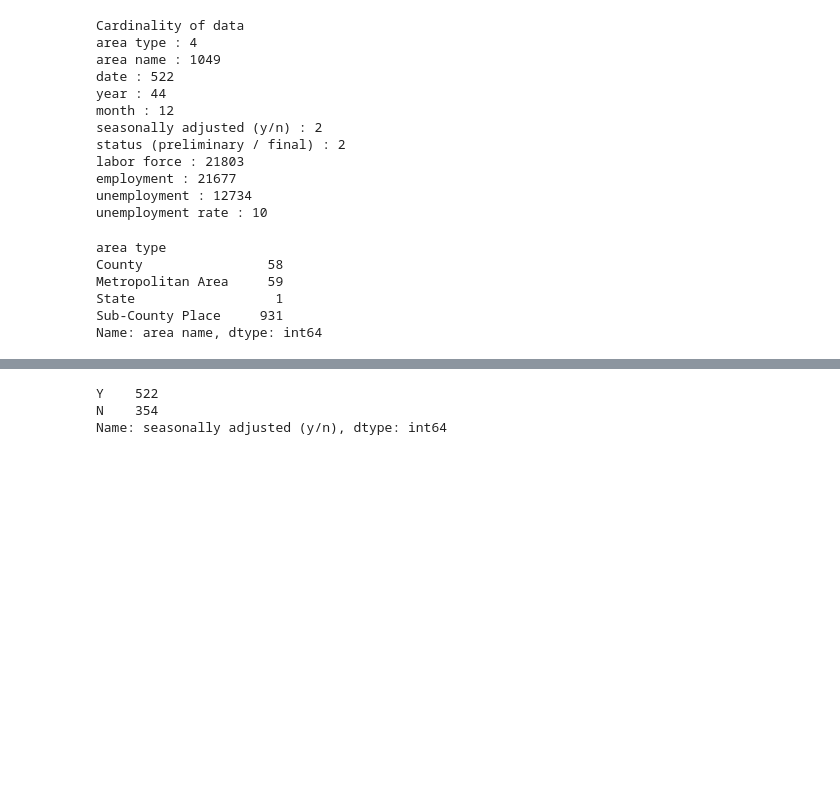
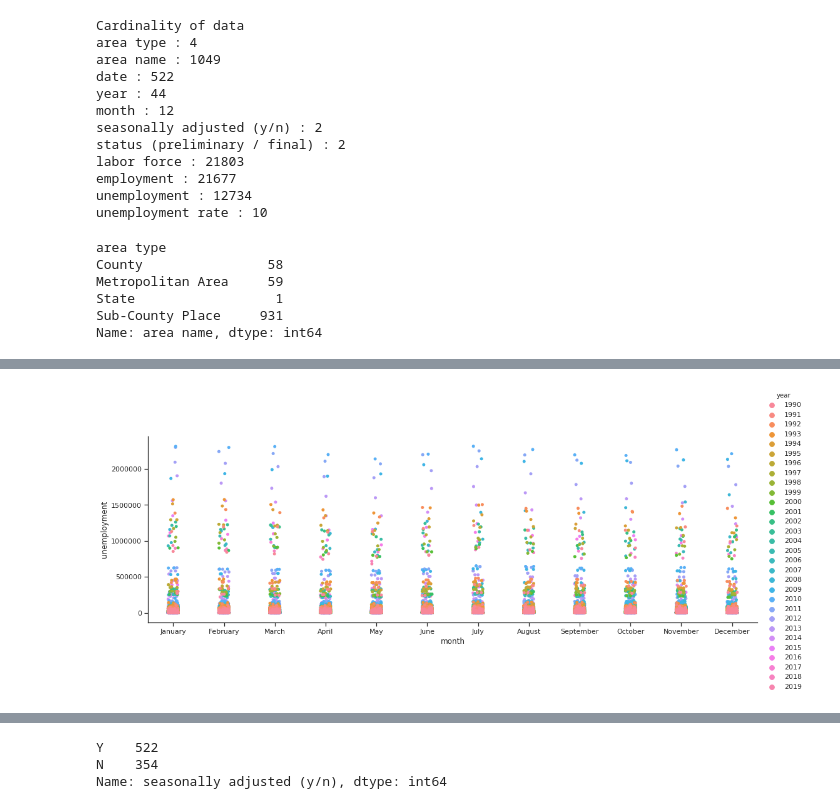
Before and after one commit to rblcoder/Analyzing-open-data-edd-ca, a Jupyter notebook: Local Area Unemployment Statistics Analysis Part 1.ipynb, the cells around one changed output, grey strips where cells are left out. Cells and saved outputs as stored; diff of their text form; code cells hidden in the pictures; blank space fills up the shorter version.

```diff
--- a/Local Area Unemployment Statistics Analysis Part 1.ipynb
+++ b/Local Area Unemployment Statistics Analysis Part 1.ipynb
@@ -99,0 +180,11 @@ Name: area name, dtype: int64
+# %%
+# fig, ax = plt.subplots()
+# # the size of A4 paper
+# fig.set_size_inches(11.7, 8.27)
+#sns.set(rc={'figure.figsize':(35,10)})
+with sns.axes_style(style='ticks'):
+    g = sns.factorplot("month", "unemployment", "year",
+                       data=df_us[df_us['seasonally adjusted (y/n)']=='N'],
+                       kind="strip",  aspect=3)
+# %% [output]
+[figure, added]
```
Also changed, not shown: parts of 16 cells of this notebook.
